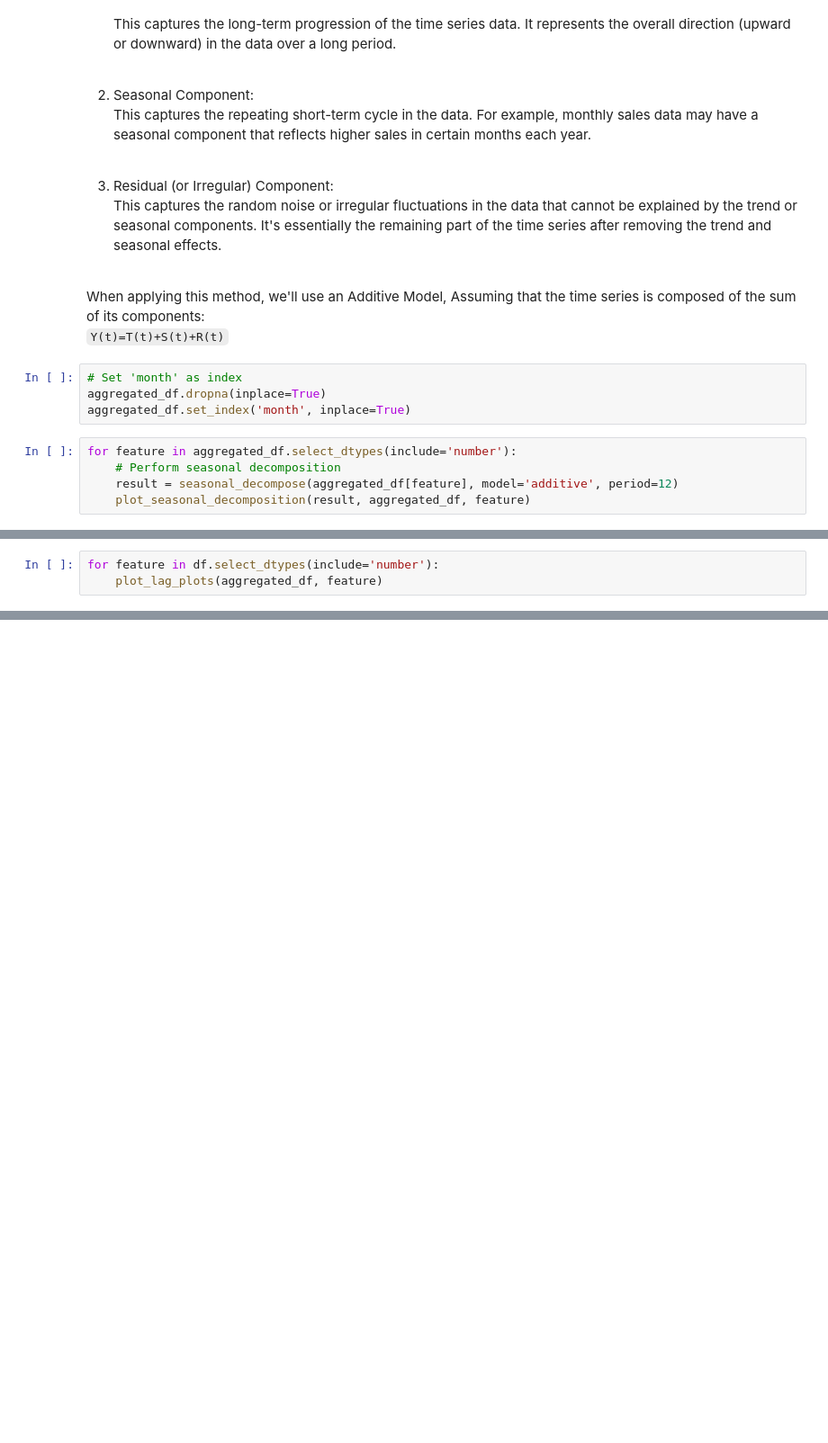
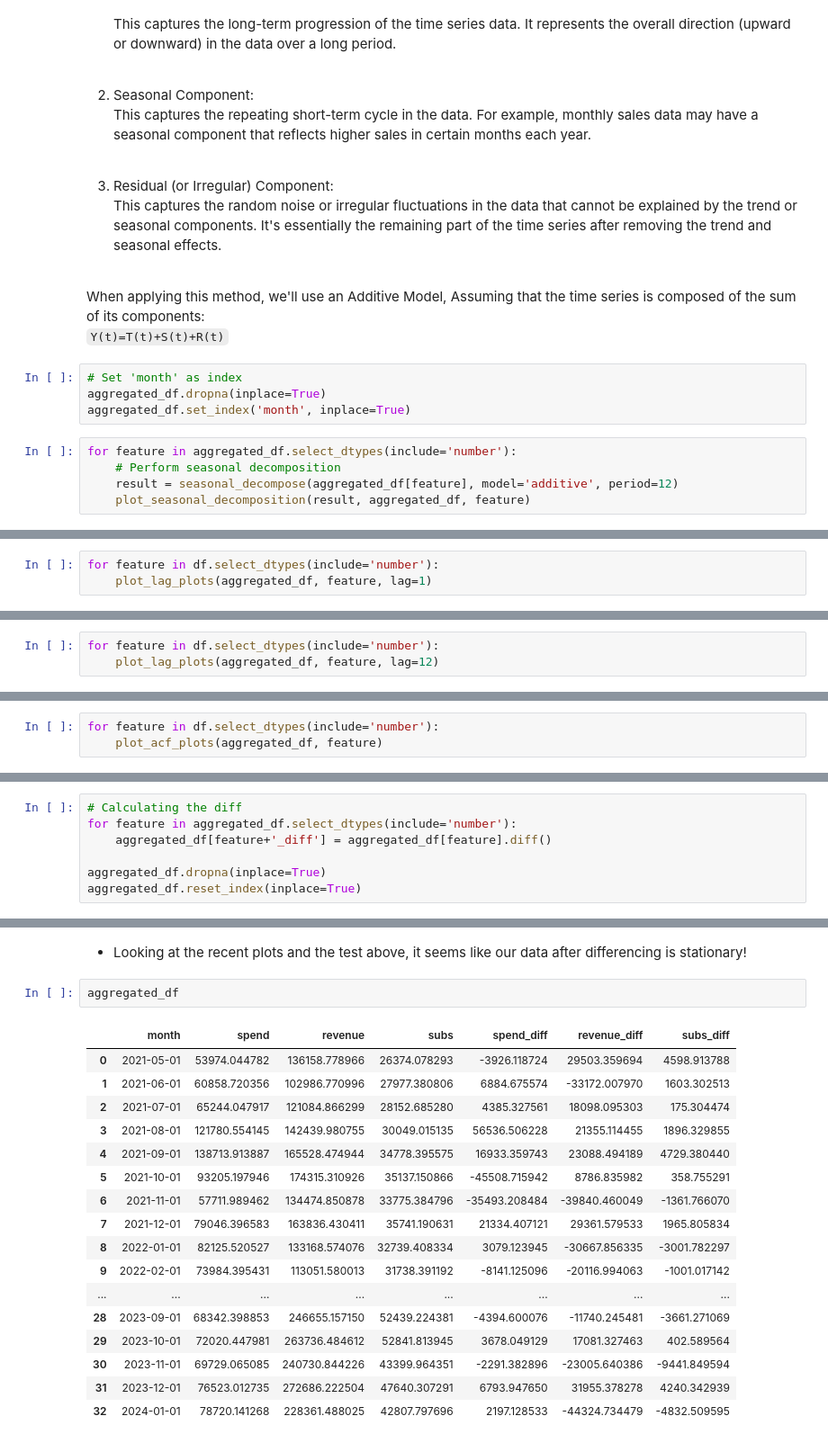
Before and after one commit to yotamdery/Time-series-prediction-, a Jupyter notebook: home_assignment_solution.ipynb, the cells around one changed output, grey strips where cells are left out. Shown at 90% size. Drawn from its saved outputs; the diff is of its cells as text; blank space fills up the shorter version.

```diff
--- a/home_assignment_solution.ipynb
+++ b/home_assignment_solution.ipynb
@@ -125,3 +135,3 @@ for feature in aggregated_df.select_dtypes(include='number'):
 # %%
 for feature in df.select_dtypes(include='number'):
-    plot_lag_plots(aggregated_df, feature)
+    plot_lag_plots(aggregated_df, feature, lag=1)
@@ -163,0 +142,3 @@ for feature in ['revenue', 'subs', 'spend']:
+# %%
+for feature in df.select_dtypes(include='number'):
+    plot_lag_plots(aggregated_df, feature, lag=12)
@@ -163,0 +151,3 @@ for feature in ['revenue', 'subs', 'spend']:
+# %%
+for feature in df.select_dtypes(include='number'):
+    plot_acf_plots(aggregated_df, feature)
@@ -163,0 +194,7 @@ for feature in ['revenue', 'subs', 'spend']:
+# %%
+# Calculating the diff
+for feature in aggregated_df.select_dtypes(include='number'):
+    aggregated_df[feature+'_diff'] = aggregated_df[feature].diff()
+
+aggregated_df.dropna(inplace=True)
+aggregated_df.reset_index(inplace=True)
@@ -163,0 +232,22 @@ for feature in ['revenue', 'subs', 'spend']:
+# %% [markdown]
+* Looking at the recent plots and the test above, it seems like our data after differencing is stationary!
+# %%
+aggregated_df
+# %% [output]
+|  | month | spend | revenue | subs | spend_diff | revenue_diff | subs_diff |
+| 0 | 2021-05-01 | 53974.044782 | 136158.778966 | 26374.078293 | -3926.118724 | 29503.359694 | 4598.913788 |
+| 1 | 2021-06-01 | 60858.720356 | 102986.770996 | 27977.380806 | 6884.675574 | -33172.007970 | 1603.302513 |
+| 2 | 2021-07-01 | 65244.047917 | 121084.866299 | 28152.685280 | 4385.327561 | 18098.095303 | 175.304474 |
+| 3 | 2021-08-01 | 121780.554145 | 142439.980755 | 30049.015135 | 56536.506228 | 21355.114455 | 1896.329855 |
+| 4 | 2021-09-01 | 138713.913887 | 165528.474944 | 34778.395575 | 16933.359743 | 23088.494189 | 4729.380440 |
+| 5 | 2021-10-01 | 93205.197946 | 174315.310926 | 35137.150866 | -45508.715942 | 8786.835982 | 358.755291 |
+| 6 | 2021-11-01 | 57711.989462 | 134474.850878 | 33775.384796 | -35493.208484 | -39840.460049 | -1361.766070 |
+| 7 | 2021-12-01 | 79046.396583 | 163836.430411 | 35741.190631 | 21334.407121 | 29361.579533 | 1965.805834 |
+| 8 | 2022-01-01 | 82125.520527 | 133168.574076 | 32739.408334 | 3079.123945 | -30667.856335 | -3001.782297 |
+| 9 | 2022-02-01 | 73984.395431 | 113051.580013 | 31738.391192 | -8141.125096 | -20116.994063 | -1001.017142 |
+| ... | ... | ... | ... | ... | ... | ... | ... |
+| 28 | 2023-09-01 | 68342.398853 | 246655.157150 | 52439.224381 | -4394.600076 | -11740.245481 | -3661.271069 |
+| 29 | 2023-10-01 | 72020.447981 | 263736.484612 | 52841.813945 | 3678.049129 | 17081.327463 | 402.589564 |
+| 30 | 2023-11-01 | 69729.065085 | 240730.844226 | 43399.964351 | -2291.382896 | -23005.640386 | -9441.849594 |
+| 31 | 2023-12-01 | 76523.012735 | 272686.222504 | 47640.307291 | 6793.947650 | 31955.378278 | 4240.342939 |
+| 32 | 2024-01-01 | 78720.141268 | 228361.488025 | 42807.797696 | 2197.128533 | -44324.734479 | -4832.509595 |
```
Also changed, not shown: parts of 18 cells of this notebook, 2 other files.
